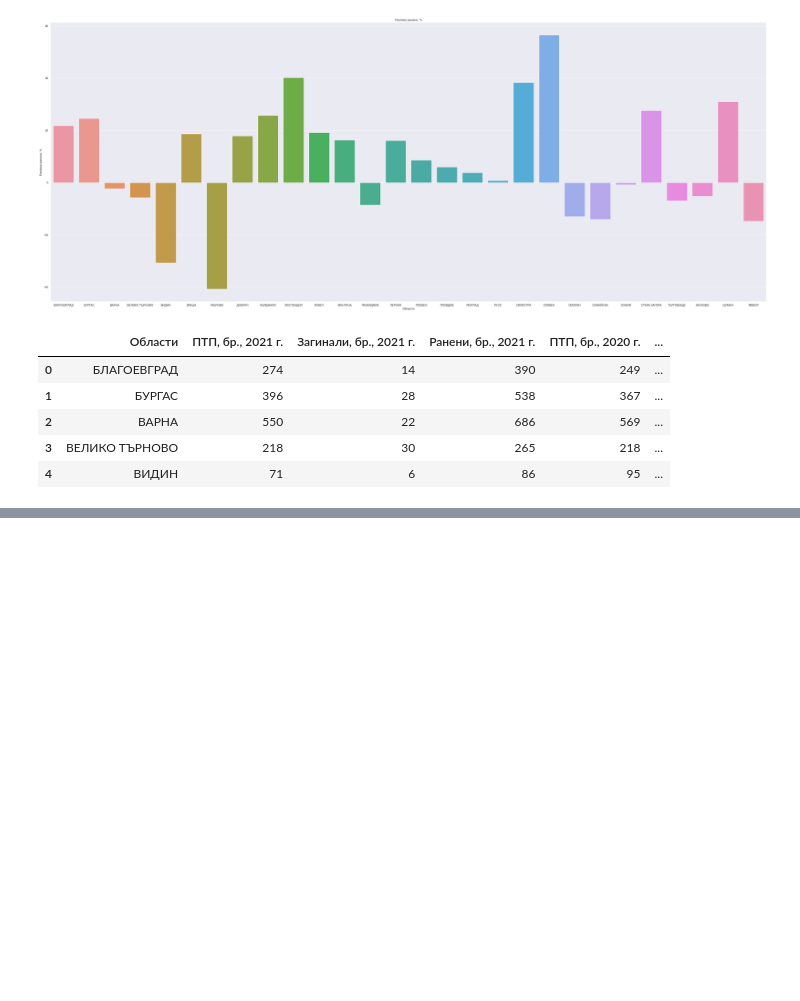
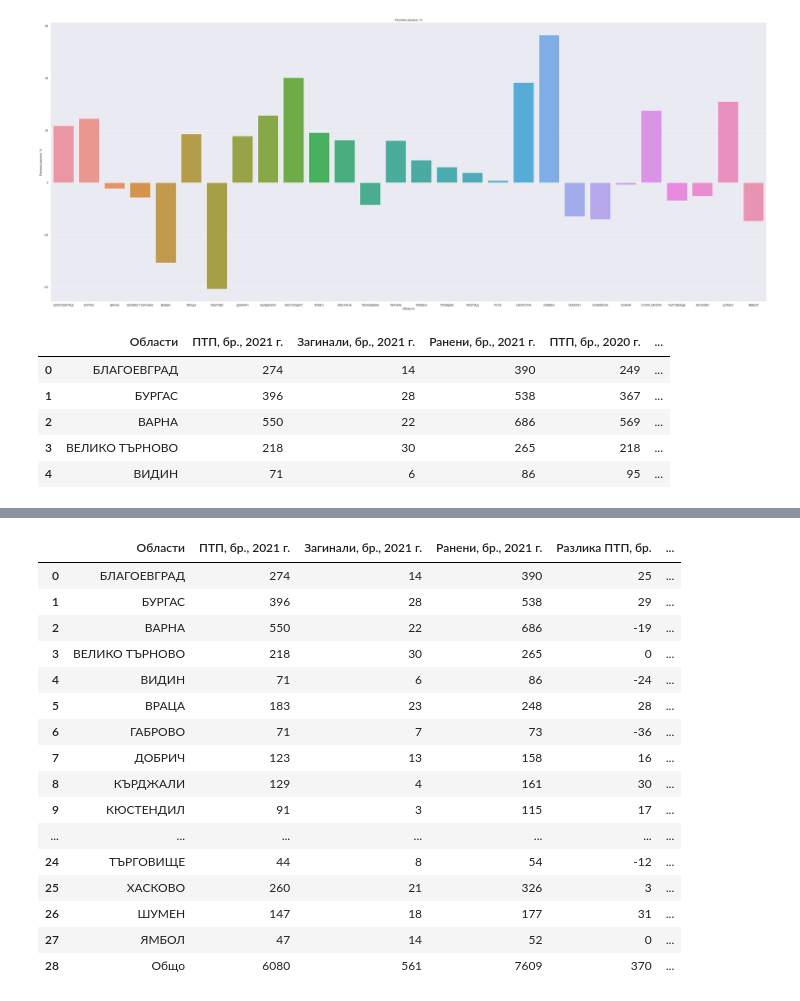
Before and after one commit to KamenDamov/Bulgaria-Accidents, a Jupyter notebook: EDA_and_hypotest.ipynb, the cells around one changed output, grey strips where cells are left out. Saved outputs shown, nothing was run; the diff lists cells and outputs as text; code cells hidden in the pictures; blank space fills up the shorter version.

```diff
--- a/EDA_and_hypotest.ipynb
+++ b/EDA_and_hypotest.ipynb
@@ -90,3 +87,14 @@ df.head()
 # 1) Fix visuals
 # 2) Do test hypothesis to see significant difference between years for a given region
 # 3) Plot in a world map the number of deaths/injuries and add visual marker when statistical significance occurs
+# %%
+app_2021 = []
+app_2020 = []
+for col in df.columns:
+    if '2021' in col:
+        app_2021.append(col)
+    elif '2020' in col:
+        app_2020.append(col)
+    else:
+        app_2021.append(col)
+app_2021
@@ -92,0 +116,2 @@ df.head()
+# %%
+df1 = df.drop(app_2020, axis = 1)
@@ -92,0 +120,20 @@ df.head()
+# %%
+df1
+# %% [output]
+|  | Области | ПТП, бр., 2021 г. | Загинали, бр., 2021 г. | Ранени, бр., 2021 г. | Разлика ПТП, бр. | ... |
+| 0 | БЛАГОЕВГРАД | 274 | 14 | 390 | 25 | ... |
+| 1 | БУРГАС | 396 | 28 | 538 | 29 | ... |
+| 2 | ВАРНА | 550 | 22 | 686 | -19 | ... |
+| 3 | ВЕЛИКО ТЪРНОВО | 218 | 30 | 265 | 0 | ... |
+| 4 | ВИДИН | 71 | 6 | 86 | -24 | ... |
+| 5 | ВРАЦА | 183 | 23 | 248 | 28 | ... |
+| 6 | ГАБРОВО | 71 | 7 | 73 | -36 | ... |
+| 7 | ДОБРИЧ | 123 | 13 | 158 | 16 | ... |
+| 8 | КЪРДЖАЛИ | 129 | 4 | 161 | 30 | ... |
+| 9 | КЮСТЕНДИЛ | 91 | 3 | 115 | 17 | ... |
+| ... | ... | ... | ... | ... | ... | ... |
+| 24 | ТЪРГОВИЩЕ | 44 | 8 | 54 | -12 | ... |
+| 25 | ХАСКОВО | 260 | 21 | 326 | 3 | ... |
+| 26 | ШУМЕН | 147 | 18 | 177 | 31 | ... |
+| 27 | ЯМБОЛ | 47 | 14 | 52 | 0 | ... |
+| 28 | Общо | 6080 | 561 | 7609 | 370 | ... |
```
Also changed, not shown: parts of 6 cells of this notebook.
